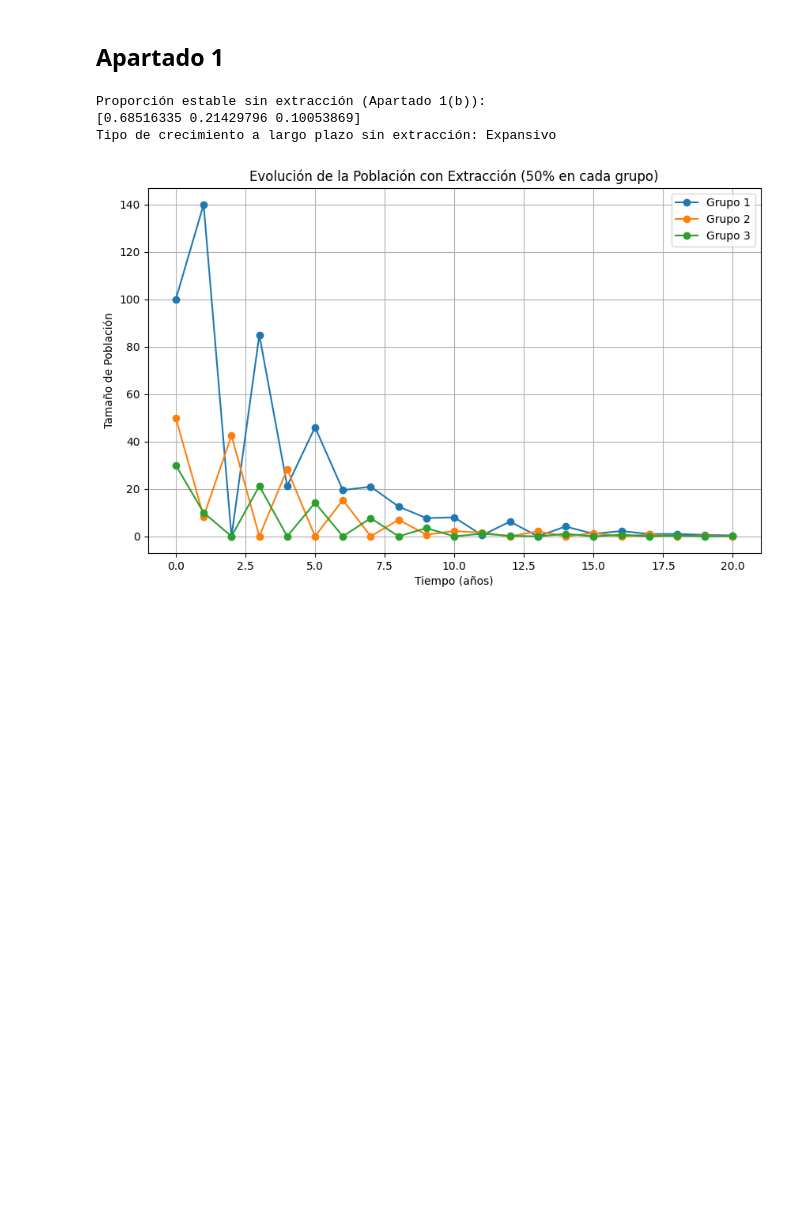
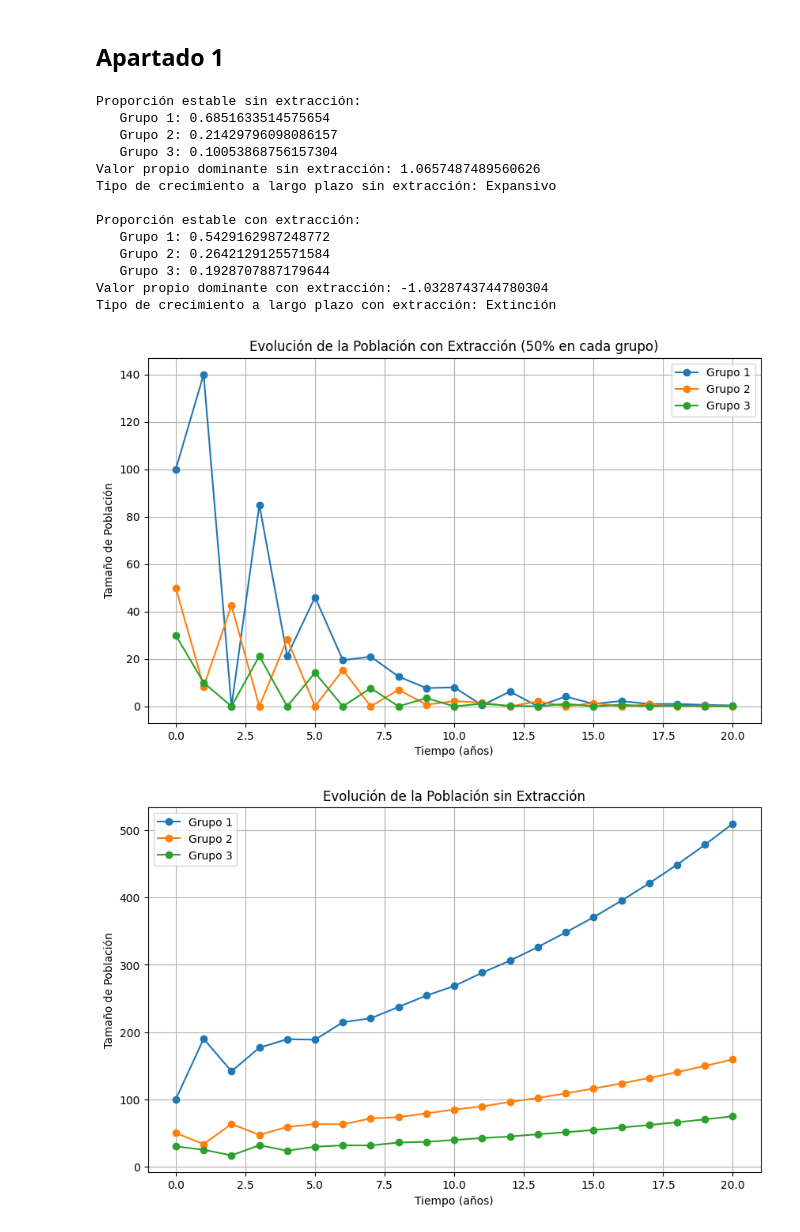
Before and after one commit to Davidgrcdz/SACSE-Practicas, a Jupyter notebook: Ejercicios/Ejercicios_propuestos_práctica3.ipynb, the cells around one changed output. Cells and saved outputs as stored; diff of their text form; code cells hidden in the pictures; blank space fills up the shorter version.

```diff
--- a/Ejercicios/Ejercicios_propuestos_práctica3.ipynb
+++ b/Ejercicios/Ejercicios_propuestos_práctica3.ipynb
@@ -378,7 +378,7 @@ L = np.array([
 # Definir el vector inicial de la población para cada grupo de edad
 N0 = np.array([100, 50, 30])
 
-# Definir las tasas de extracción para cada grupo (apartado 1(c): extracción del 50%)
+# Definir las tasas de extracción para cada grupo (apartado 1-c: extracción del 50%)
 d1, d2, d3 = 0.5, 0.5, 0.5
 D = np.diag([d1, d2, d3])
 
@@ -391,38 +391,78 @@ def evolucion_poblacion(L, D, N0, t_max=20):
         poblacion.append(N_next)
     return np.array(poblacion)
 
 # Evolución de la población bajo extracción
 evolucion_con_extraccion = evolucion_poblacion(L, D, N0)
 
+# Evolución de la población sin extracción
+evolucion_sin_extraccion = evolucion_poblacion(L, np.zeros_like(D), N0)
+
 # Análisis de proporción a largo plazo sin extracción
 valores_propios, vectores_propios = np.linalg.eig(L)
 indice_valor_propio_mayor = np.argmax(np.abs(valores_propios))
-proporcion_estable = vectores_propios[:, indice_valor_propio_mayor]
+proporcion_estable = np.abs(vectores_propios[:, indice_valor_propio_mayor])
 proporcion_estable_normalizada = proporcion_estable / np.sum(proporcion_estable)
 
-# Resultados del apartado 1(b)
-print("\nProporción estable sin extracción (Apartado 1(b)):")
-print(proporcion_estable_normalizada.real)
-
+# Resultados del apartado 1-b
+print("\nProporción estable sin extracción:", "\n   Grupo 1:", proporcion_estable_normalizada[0].real, "\n   Grupo 2:", proporcion_estable_normalizada[1].real, "\n   Grupo 3:", proporcion_estable_normalizada[2].real)
+print("Valor propio dominante sin extracción:", valores_propios[indice_valor_propio_mayor].real)
 crecimiento_largo_plazo = "Expansivo" if valores_propios[indice_valor_propio_mayor] > 1 else "Estable" if valores_propios[indice_valor_propio_mayor] == 1 else "Extinción"
 print(f"Tipo de crecimiento a largo plazo sin extracción: {crecimiento_largo_plazo}")
+
+# Análisis de proporción a largo plazo con extracción
+L_extraccion = L - D
+valores_propios_extraccion, vectores_propios_extraccion = np.linalg.eig(L_extraccion)
+indice_valor_propio_mayor_extraccion = np.argmax(np.abs(valores_propios_extraccion))
+proporcion_estable_extraccion = np.abs(vectores_propios_extraccion[:, indice_valor_propio_mayor_extraccion])
+proporcion_estable_normalizada_extraccion = proporcion_estable_extraccion / np.sum(proporcion_estable_extraccion)
+
+# Resultados del apartado 1-c
+print("\nProporción estable con extracción:", "\n   Grupo 1:", proporcion_estable_normalizada_extraccion[0].real, "\n   Grupo 2:", proporcion_estable_normalizada_extraccion[1].real, "\n   Grupo 3:", proporcion_estable_normalizada_extraccion[2].real)
+print("Valor propio dominante con extracción:", valores_propios_extraccion[indice_valor_propio_mayor_extraccion].real)
+crecimiento_largo_plazo_extraccion = "Expansivo" if valores_propios_extraccion[indice_valor_propio_mayor_extraccion] > 1 else "Estable" if valores_propios_extraccion[indice_valor_propio_mayor_extraccion] == 1 else "Extinción"
+print(f"Tipo de crecimiento a largo plazo con extracción: {crecimiento_largo_plazo_extraccion}")
 
 # Gráfico de evolución de la población con extracción
 t = np.arange(len(evolucion_con_extraccion))
 
 plt.figure(figsize=(10, 6))
 plt.plot(t, evolucion_con_extraccion[:, 0], label='Grupo 1', marker='o')
 plt.plot(t, evolucion_con_extraccion[:, 1], label='Grupo 2', marker='o')
 plt.plot(t, evolucion_con_extraccion[:, 2], label='Grupo 3', marker='o')
 plt.title("Evolución de la Población con Extracción (50% en cada grupo)")
 plt.xlabel("Tiempo (años)")
 plt.ylabel("Tamaño de Población")
 plt.legend()
 plt.grid(True)
 plt.show()
+
+# Gráfico de evolución de la población sin extracción
+s = np.arange(len(evolucion_sin_extraccion))
+
+plt.figure(figsize=(10, 6))
+plt.plot(s, evolucion_sin_extraccion[:, 0], label='Grupo 1', marker='o')
+plt.plot(s, evolucion_sin_extraccion[:, 1], label='Grupo 2', marker='o')
+plt.plot(s, evolucion_sin_extraccion[:, 2], label='Grupo 3', marker='o')
+plt.title("Evolución de la Población sin Extracción")
+plt.xlabel("Tiempo (años)")
+plt.ylabel("Tamaño de Población")
+plt.legend()
+plt.grid(True)
+plt.show()
 # %% [output]
-Proporción estable sin extracción (Apartado 1(b)):
-[0.68516335 0.21429796 0.10053869]
+Proporción estable sin extracción:
+   Grupo 1: 0.6851633514575654
+   Grupo 2: 0.21429796098086157
+   Grupo 3: 0.10053868756157304
+Valor propio dominante sin extracción: 1.0657487489560626
 Tipo de crecimiento a largo plazo sin extracción: Expansivo
+
+Proporción estable con extracción:
+   Grupo 1: 0.5429162987248772
+   Grupo 2: 0.2642129125571584
+   Grupo 3: 0.1928707887179644
+Valor propio dominante con extracción: -1.0328743744780304
+Tipo de crecimiento a largo plazo con extracción: Extinción
 [figure]
+[figure, added]
 # %% [markdown]
```
Also changed, not shown: parts of 3 cells of this notebook.
